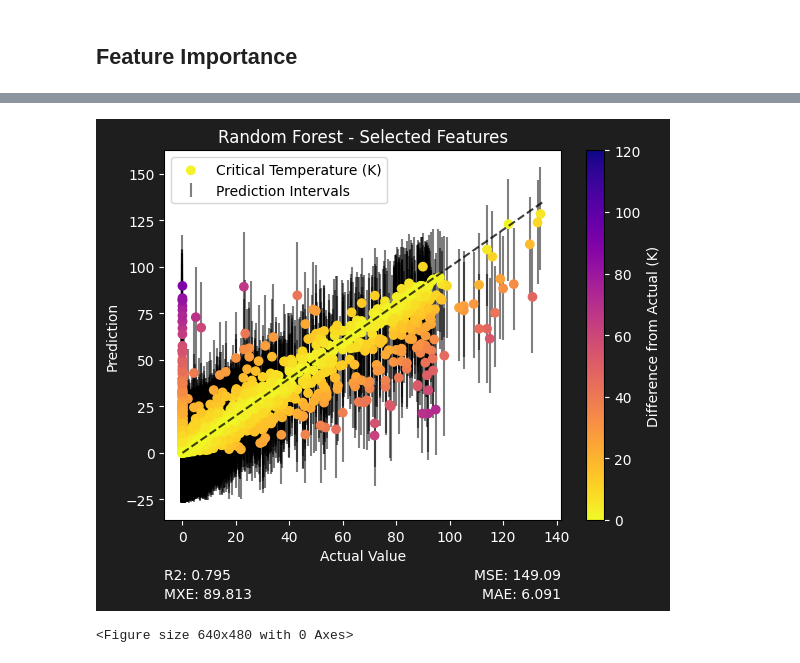
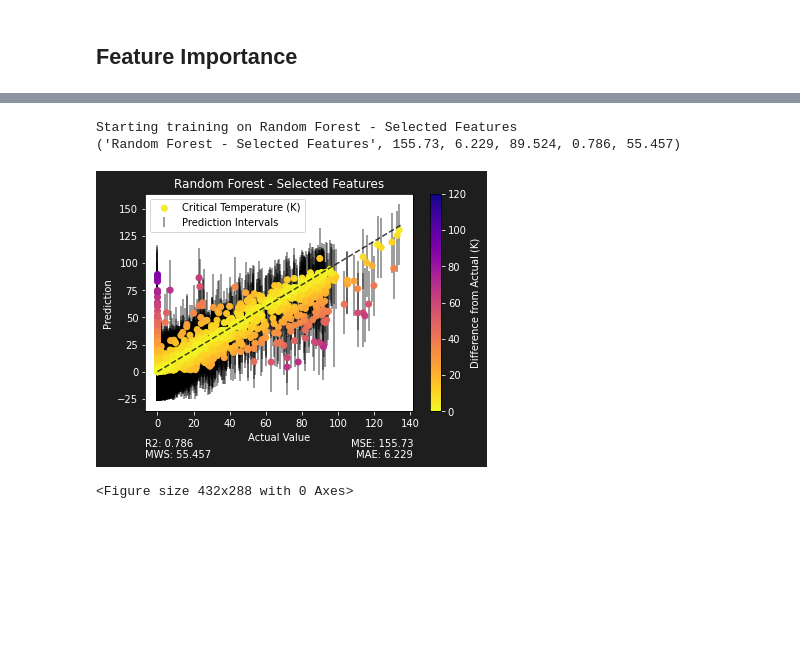
Before and after one commit to sylphrena0/classe, a Jupyter notebook: code/feature_selection.ipynb, the cells around one changed output, grey strips where cells are left out. Saved outputs shown, nothing was run; the diff lists cells and outputs as text; code cells hidden in the pictures; blank space fills up the shorter version.

```diff
--- a/code/feature_selection.ipynb
+++ b/code/feature_selection.ipynb
@@ -96,6 +102,10 @@ sfn.evaluate_one("Extra Trees", ExtraTreesRegressor, {'n_estimators': 589}, erro
 dti = pd.read_csv('../data/importance/decision_tree_importance.csv').nlargest(10,'Importance')
 rfi = pd.read_csv('../data/importance/random_forest_importance.csv').nlargest(10,'Importance')
 eti = pd.read_csv('../data/importance/extra_trees_importance.csv').nlargest(10,'Importance')
+
+dtni = pd.read_csv('../data/importance/decision_tree_importance.csv').nsmallest(43,'Importance')
+rfni = pd.read_csv('../data/importance/random_forest_importance.csv').nsmallest(43,'Importance')
+etni = pd.read_csv('../data/importance/extra_trees_importance.csv').nsmallest(43,'Importance')
 # %%
 print("Decision Tree Top Features:")
 display(dti)
@@ -159,7 +194,9 @@ sfn.evaluate_one("Decision Tree - Selected Features", DecisionTreeRegressor, {},
 # %%
-sfn.import_data(replace_inf=True, drop=eti.Feature.to_list())
-sfn.evaluate_one("Random Forest - Selected Features", RandomForestRegressor, {'max_features': 'auto', 'n_estimators': 300}, error=True, method="plus", export=True)
+sfn.import_data(replace_inf=True, drop=rfni.Feature.to_list())
+sfn.evaluate_one("Random Forest - Selected Features", RandomForestRegressor, {'max_features': 'auto', 'n_estimators': 300}, uncertainty=True, method="plus", image=True)
 # %% [output]
+Starting training on Random Forest - Selected Features
+('Random Forest - Selected Features', 155.73, 6.229, 89.524, 0.786, 55.457)
-[figure, old version]
+[figure, new version]
-<Figure size 640x480 with 0 Axes>
+<Figure size 432x288 with 0 Axes>
 # %%
```
Also changed, not shown: parts of 5 cells of this notebook.
